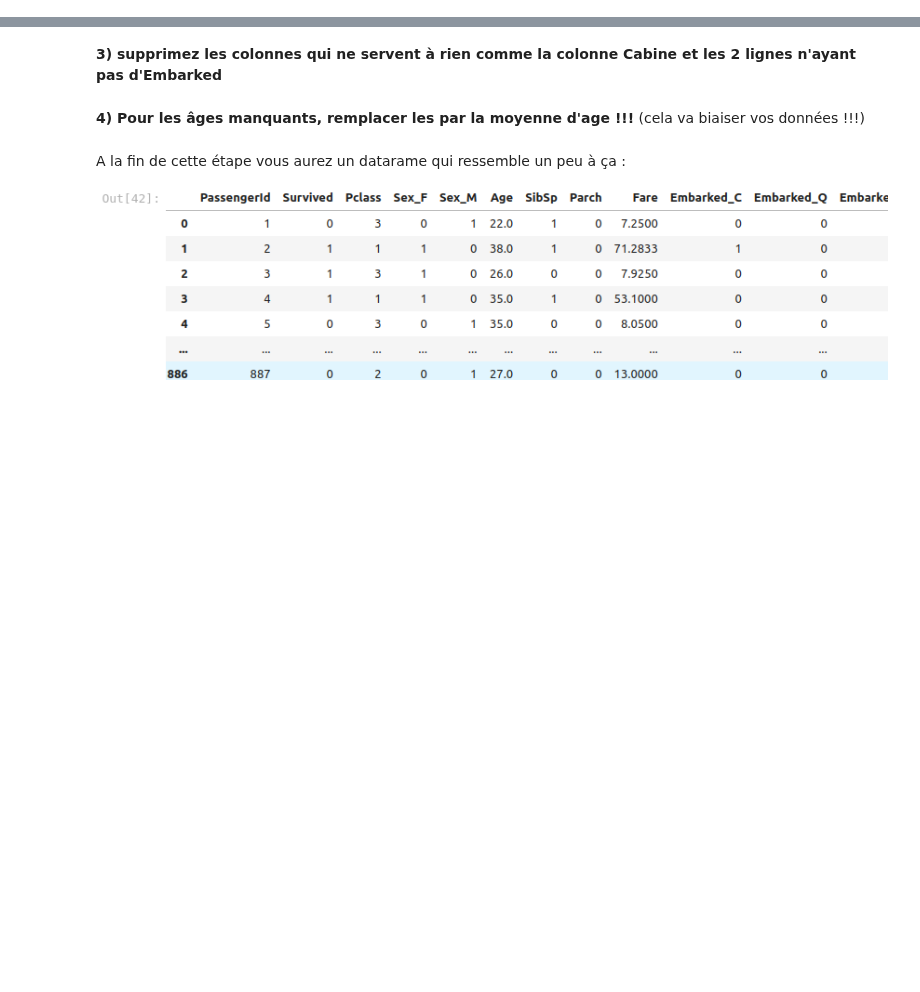
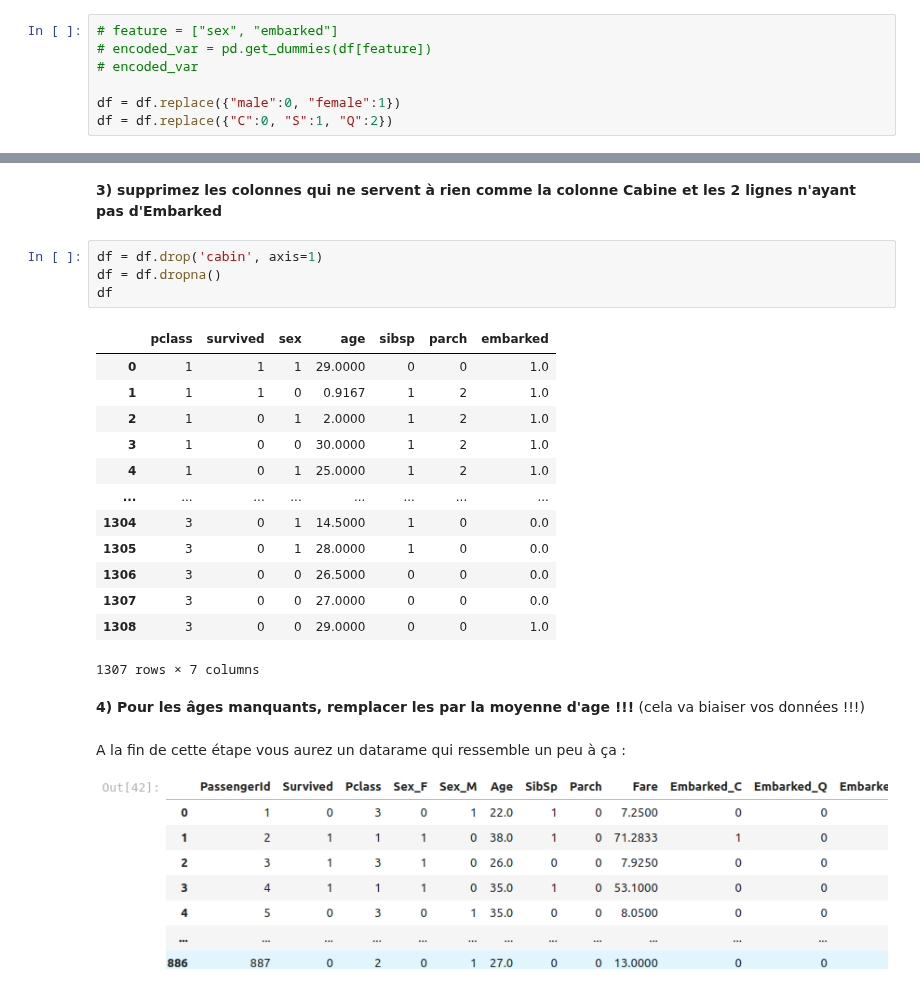
Before and after one commit to Yann-Fournier/Manipulation-de-donn-es-Python-B2, a Jupyter notebook: Mulapi/Intro IA/machine_learning_intro2.ipynb, the cells around one changed output, grey strips where cells are left out. Saved outputs shown, nothing was run; the diff lists cells and outputs as text; blank space fills up the shorter version.

```diff
--- a/Mulapi/Intro IA/machine_learning_intro2.ipynb
+++ b/Mulapi/Intro IA/machine_learning_intro2.ipynb
@@ -66,6 +83,13 @@ Avant tout , retenez que les étapes suivantes ne sont que des propostions, libr
 # %% [markdown]
 **2) On a dit que les modèles de machine learning ne comprennent pas les textes (alphanumérique), en revanche les chiffres oui.
 Cherchez comment encoder (cad transformer) la colonne Embarked et Sex**
+# %%
+# feature = ["sex", "embarked"]
+# encoded_var = pd.get_dummies(df[feature])
+# encoded_var
+
+df = df.replace({"male":0, "female":1})
+df = df.replace({"C":0, "S":1, "Q":2})
 # %% [markdown]
 afin d'obtenir soit :
 
@@ -90,6 +114,24 @@ Le problème avec cette façon de faire est que le modèle aura l'impression que
 (encodage à chaud conseillé) !!!
 # %% [markdown]
 **3) supprimez les colonnes qui ne servent à rien comme la colonne Cabine et les 2 lignes n'ayant pas d'Embarked**
+# %%
+df = df.drop('cabin', axis=1)
+df = df.dropna()
+df
+# %% [output]
+|  | pclass | survived | sex | age | sibsp | parch | embarked |
+| 0 | 1 | 1 | 1 | 29.0000 | 0 | 0 | 1.0 |
+| 1 | 1 | 1 | 0 | 0.9167 | 1 | 2 | 1.0 |
+| 2 | 1 | 0 | 1 | 2.0000 | 1 | 2 | 1.0 |
+| 3 | 1 | 0 | 0 | 30.0000 | 1 | 2 | 1.0 |
+| 4 | 1 | 0 | 1 | 25.0000 | 1 | 2 | 1.0 |
+| ... | ... | ... | ... | ... | ... | ... | ... |
+| 1304 | 3 | 0 | 1 | 14.5000 | 1 | 0 | 0.0 |
+| 1305 | 3 | 0 | 1 | 28.0000 | 1 | 0 | 0.0 |
+| 1306 | 3 | 0 | 0 | 26.5000 | 0 | 0 | 0.0 |
+| 1307 | 3 | 0 | 0 | 27.0000 | 0 | 0 | 0.0 |
+| 1308 | 3 | 0 | 0 | 29.0000 | 0 | 0 | 1.0 |
+1307 rows × 7 columns
 # %% [markdown]
 **4) Pour les âges manquants, remplacer les par la moyenne d'age !!!** (cela va biaiser vos données !!!)
 # %% [markdown]
```
Also changed, not shown: parts of 33 cells of this notebook, 1 other file.
